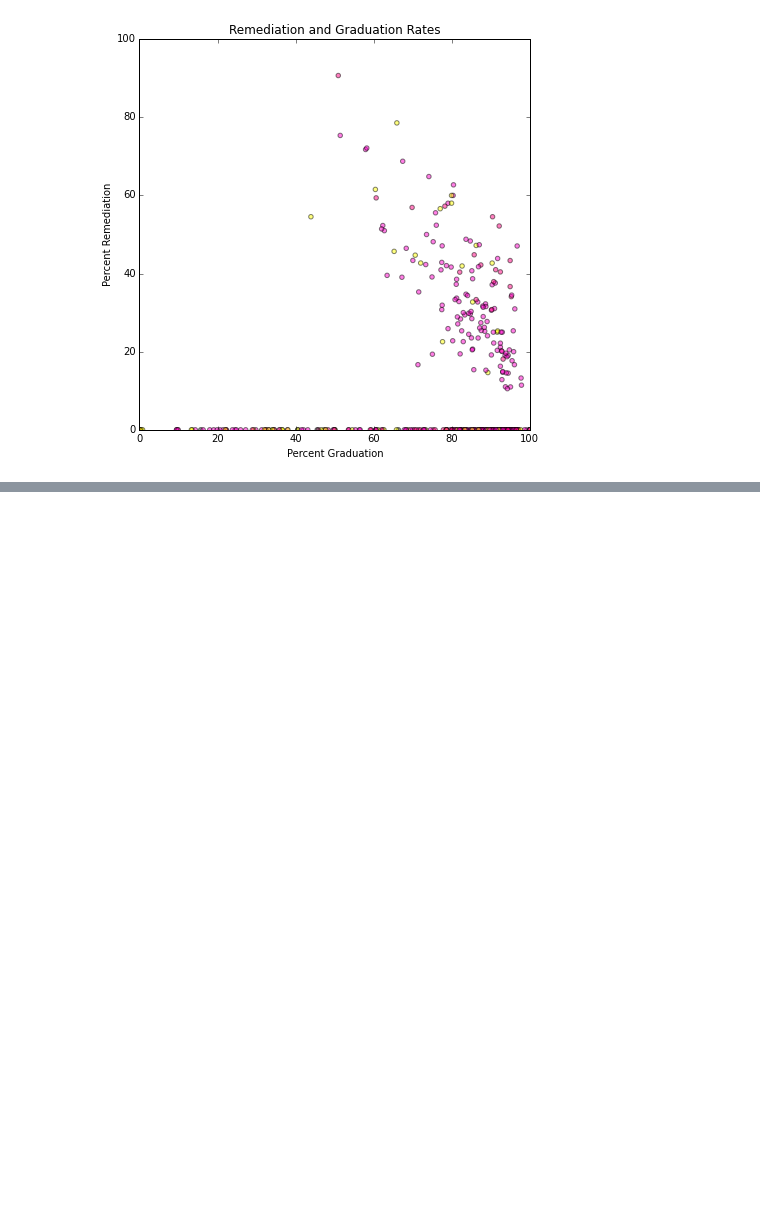
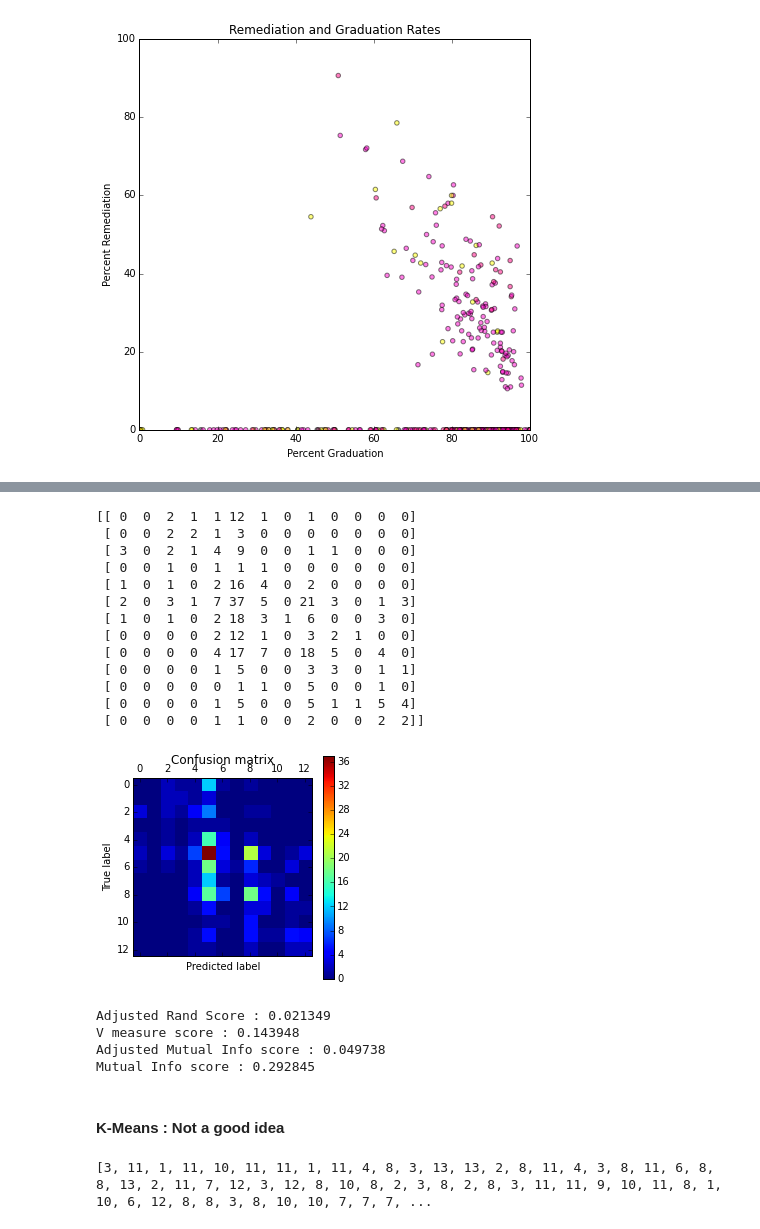
Before and after one commit to MinHyung-Kang/ColoradoEducation, a Jupyter notebook: Data_Exploration.ipynb, the cells around one changed output, grey strips where cells are left out. Drawn from its saved outputs; the diff is of its cells as text; code cells hidden in the pictures; blank space fills up the shorter version.

```diff
--- a/Data_Exploration.ipynb
+++ b/Data_Exploration.ipynb
@@ -319,0 +435,56 @@ plt.ylabel("Percent Remediation")
+# %%
+from sklearn.metrics import confusion_matrix
+cm = confusion_matrix(ee_target_test, ee_pred)
+print(cm)
+plt.matshow(cm)
+plt.title('Confusion matrix')
+plt.colorbar()
+plt.ylabel('True label')
+plt.xlabel('Predicted label')
+plt.show()
+# %% [output]
+[[ 0  0  2  1  1 12  1  0  1  0  0  0  0]
+ [ 0  0  2  2  1  3  0  0  0  0  0  0  0]
+ [ 3  0  2  1  4  9  0  0  1  1  0  0  0]
+ [ 0  0  1  0  1  1  1  0  0  0  0  0  0]
+ [ 1  0  1  0  2 16  4  0  2  0  0  0  0]
+ [ 2  0  3  1  7 37  5  0 21  3  0  1  3]
+ [ 1  0  1  0  2 18  3  1  6  0  0  3  0]
+ [ 0  0  0  0  2 12  1  0  3  2  1  0  0]
+ [ 0  0  0  0  4 17  7  0 18  5  0  4  0]
+ [ 0  0  0  0  1  5  0  0  3  3  0  1  1]
+ [ 0  0  0  0  0  1  1  0  5  0  0  1  0]
+ [ 0  0  0  0  1  5  0  0  5  1  1  5  4]
+ [ 0  0  0  0  1  1  0  0  2  0  0  2  2]]
+[figure, added]
+# %%
+#Computing various score metrics ( adapted from example provided by scikit-learn)
+
+trueLabel = ee_target_test
+predLabel = ee_pred
+
+NB_ars = metrics.adjusted_rand_score(trueLabel, predLabel)
+NB_vms = metrics.v_measure_score(trueLabel, predLabel)
+NB_amis = metrics.adjusted_mutual_info_score(trueLabel, predLabel)
+NB_mis = metrics.mutual_info_score(trueLabel, predLabel)
+
+print("Adjusted Rand Score : %f" %(NB_ars))
+print("V measure score : %f" %(NB_vms))
+print("Adjusted Mutual Info score : %f" %(NB_amis))
+print("Mutual Info score : %f" % (NB_mis))
+# %% [output]
+Adjusted Rand Score : 0.021349
+V measure score : 0.143948
+Adjusted Mutual Info score : 0.049738
+Mutual Info score : 0.292845
+# %% [markdown]
+#### K-Means : Not a good idea
+# %%
+from sklearn.cluster import KMeans
+k_means = KMeans(n_clusters=13, random_state=1)
+k_means.fit(ee_features)
+ee_pred = k_means.predict(ee_features)
+ee_pred = [x+1 for x in ee_pred]
+print(ee_pred)
+# %% [output]
+[3, 11, 1, 11, 10, 11, 11, 1, 11, 4, 8, 3, 13, 13, 2, 8, 11, 4, 3, 8, 11, 6, 8, 8, 13, 2, 11, 7, 12, 3, 12, 8, 10, 8, 2, 3, 8, 2, 8, 3, 11, 11, 9, 10, 11, 8, 1, 10, 6, 12, 8, 8, 3, 8, 10, 10, 7, 7, 7, ...
```
Also changed, not shown: parts of 18 cells of this notebook.
